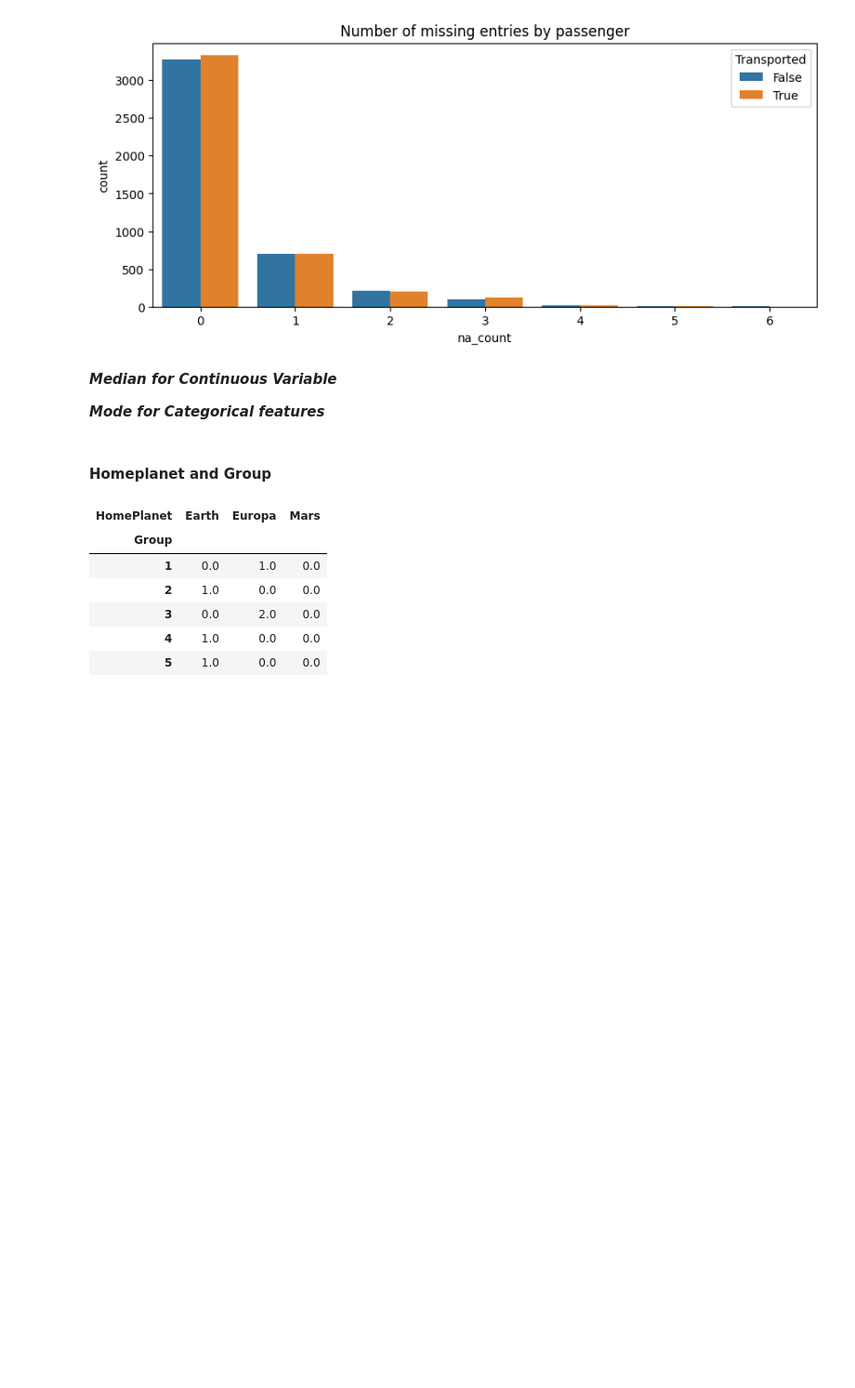
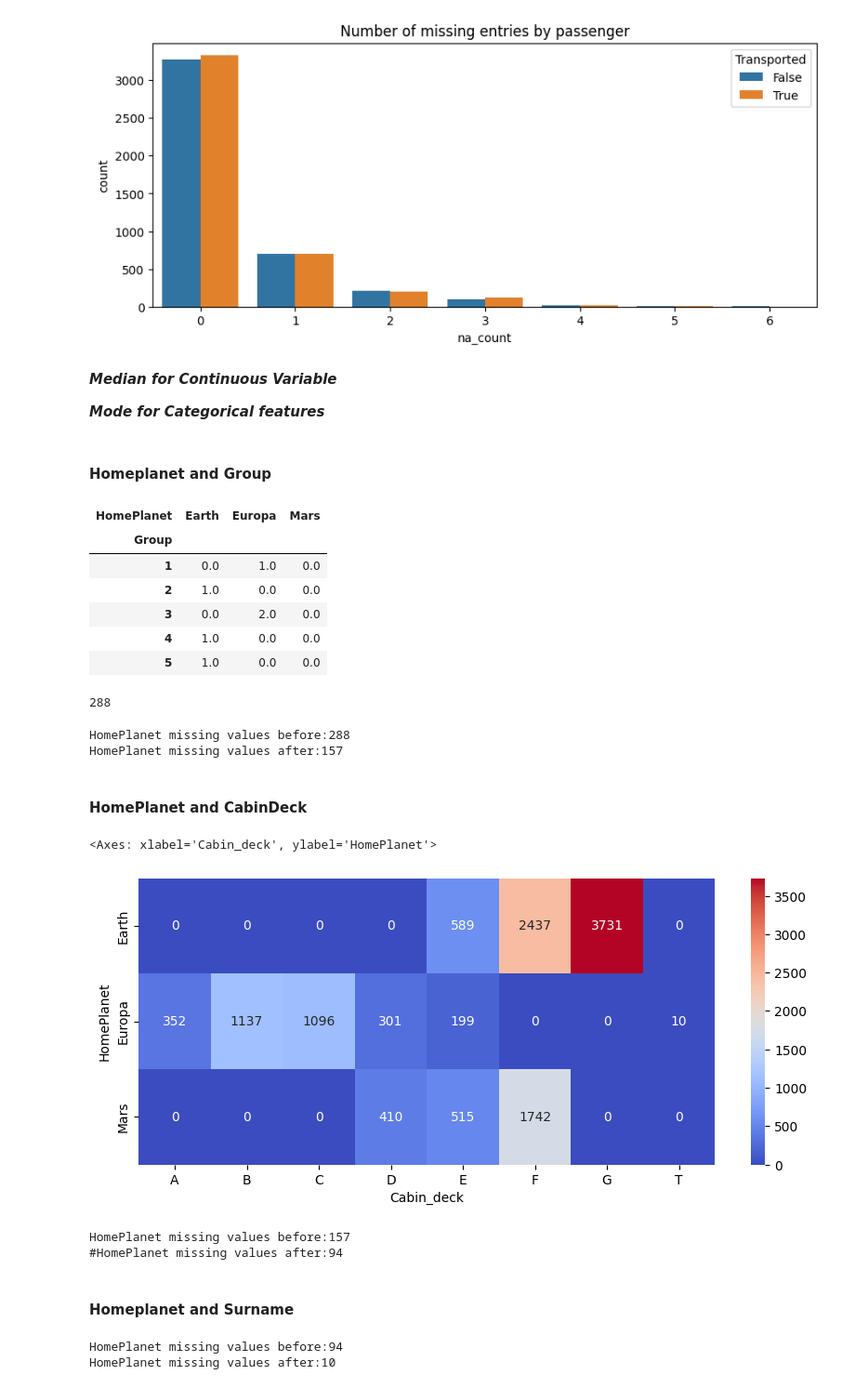
Before and after one commit to hari-2904/space-ship, a Jupyter notebook: notebooks/space-ship.ipynb, the cells around one changed output. Shown at 93% size. Saved outputs shown, nothing was run; the diff lists cells and outputs as text; code cells hidden in the pictures; blank space fills up the shorter version.

```diff
--- a/notebooks/space-ship.ipynb
+++ b/notebooks/space-ship.ipynb
@@ -462,3 +490,41 @@ GHP_gb.head()
 | 3 | 0.0 | 2.0 | 0.0 |
 | 4 | 1.0 | 0.0 | 0.0 |
 | 5 | 1.0 | 0.0 | 0.0 |
+# %%
+data['HomePlanet'].isna().sum()
+# %% [output]
+288
+# %%
+HP_bef = data['HomePlanet'].isna().sum()
+GHP_index=data[data['HomePlanet'].isna()][(data[data['HomePlanet'].isna()]['Group']).isin(GHP_gb.index)].index
+data.loc[GHP_index,'HomePlanet']=data.iloc[GHP_index,:]['Group'].map(lambda x: GHP_gb.idxmax(axis=1)[x])
+
+print(f'HomePlanet missing values before:{HP_bef}')
+print(f'HomePlanet missing values after:{data['HomePlanet'].isna().sum()}')
+# %% [output]
+HomePlanet missing values before:288
+HomePlanet missing values after:157
+# %% [markdown]
+#### HomePlanet and CabinDeck
+# %%
+CDHP_gb=data.groupby(['Cabin_deck','HomePlanet'])['HomePlanet'].size().unstack().fillna(0)
+
+plt.figure(figsize=(10,4))
+sns.heatmap(CDHP_gb.T, annot=True, fmt='g', cmap='coolwarm')
+# %% [output]
+<Axes: xlabel='Cabin_deck', ylabel='HomePlanet'>
+[figure, added]
+# %%
+HP_bef=data['HomePlanet'].isna().sum()
+
+data.loc[(data['HomePlanet'].isna()) & (data['Cabin_deck'].isin(['A', 'B', 'C', 'T'])), 'HomePlanet']='Europa'
+
+data.loc[(data['HomePlanet'].isna()) & (data['Cabin_deck']=='G'), 'HomePlanet']='Earth'
+
+print(f'HomePlanet missing values before:{HP_bef}')
+print(f'#HomePlanet missing values after:{data['HomePlanet'].isna().sum()}')
+# %% [output]
+HomePlanet missing values before:157
+#HomePlanet missing values after:94
+# %% [markdown]
+#### Homeplanet and Surname
@@ -464,0 +533,12 @@ GHP_gb.head()
+# %%
+HP_bef=data['HomePlanet'].isna().sum()
+
+SHP_index=data[data['HomePlanet'].isna()][(data[data['HomePlanet'].isna()]['Surname']).isin(SHP_gb.index)].index
+
+data.loc[SHP_index,'HomePlanet']=data.iloc[SHP_index,:]['Surname'].map(lambda x: SHP_gb.idxmax(axis=1)[x])
+
+print(f'HomePlanet missing values before:{HP_bef}')
+print(f'HomePlanet missing values after:{data['HomePlanet'].isna().sum()}')
+# %% [output]
+HomePlanet missing values before:94
+HomePlanet missing values after:10
```
Also changed, not shown: parts of 68 cells of this notebook, 5 other files.
